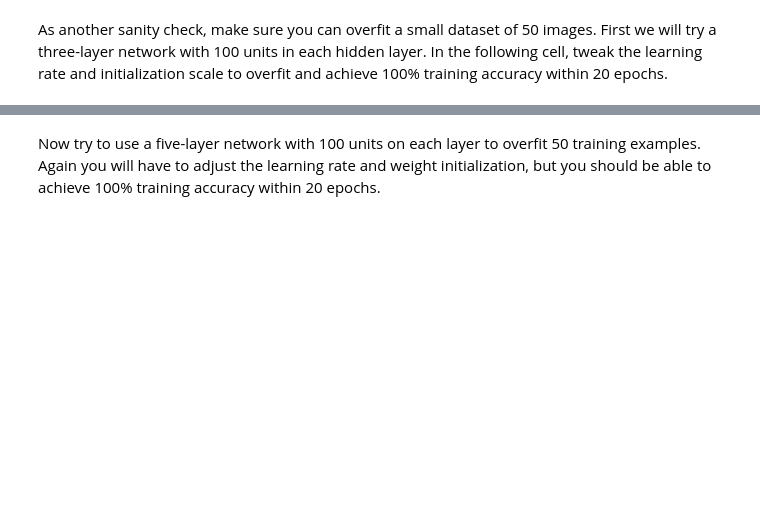
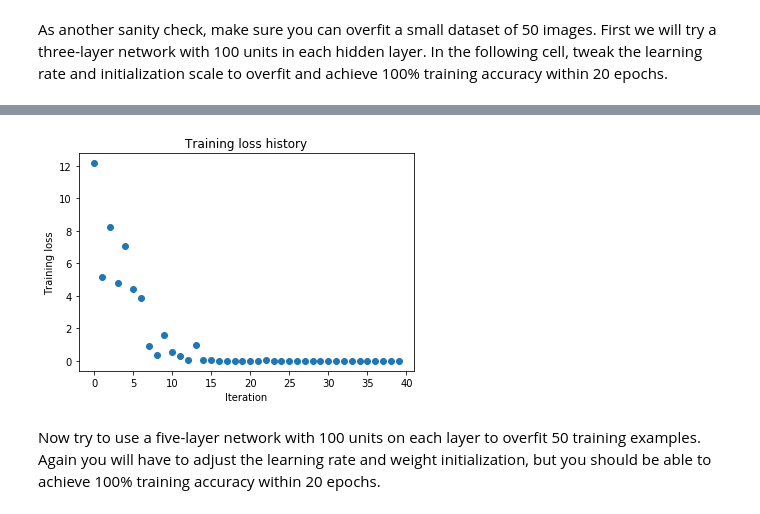
Before and after one commit to charlescheng0117/stanford_cs231n, a Jupyter notebook: assignment2/FullyConnectedNets.ipynb, the cells around one changed output, grey strips where cells are left out. Saved outputs shown, nothing was run; the diff lists cells and outputs as text; code cells hidden in the pictures; blank space fills up the shorter version.

```diff
--- a/assignment2/FullyConnectedNets.ipynb
+++ b/assignment2/FullyConnectedNets.ipynb
@@ -469,8 +481,8 @@ small_data = {
   'y_val': data['y_val'],
 }
 
-weight_scale = 1e-2
-learning_rate = 1e-4
+weight_scale = 4e-2
+learning_rate = 1e-3
 model = FullyConnectedNet([100, 100],
               weight_scale=weight_scale, dtype=np.float64)
 solver = Solver(model, small_data,
@@ -487,3 +499,4 @@ plt.title('Training loss history')
 plt.xlabel('Iteration')
 plt.ylabel('Training loss')
 plt.show()
+# %% [output]
@@ -490,3 +520,4 @@ plt.show()
+[figure, added]
 # %% [markdown]
 Now try to use a five-layer network with 100 units on each layer to overfit 50 training examples. Again you will have to adjust the learning rate and weight initialization, but you should be able to achieve 100% training accuracy within 20 epochs.
 # %%
```
Also changed, not shown: parts of 8 cells of this notebook, 3 other files.
